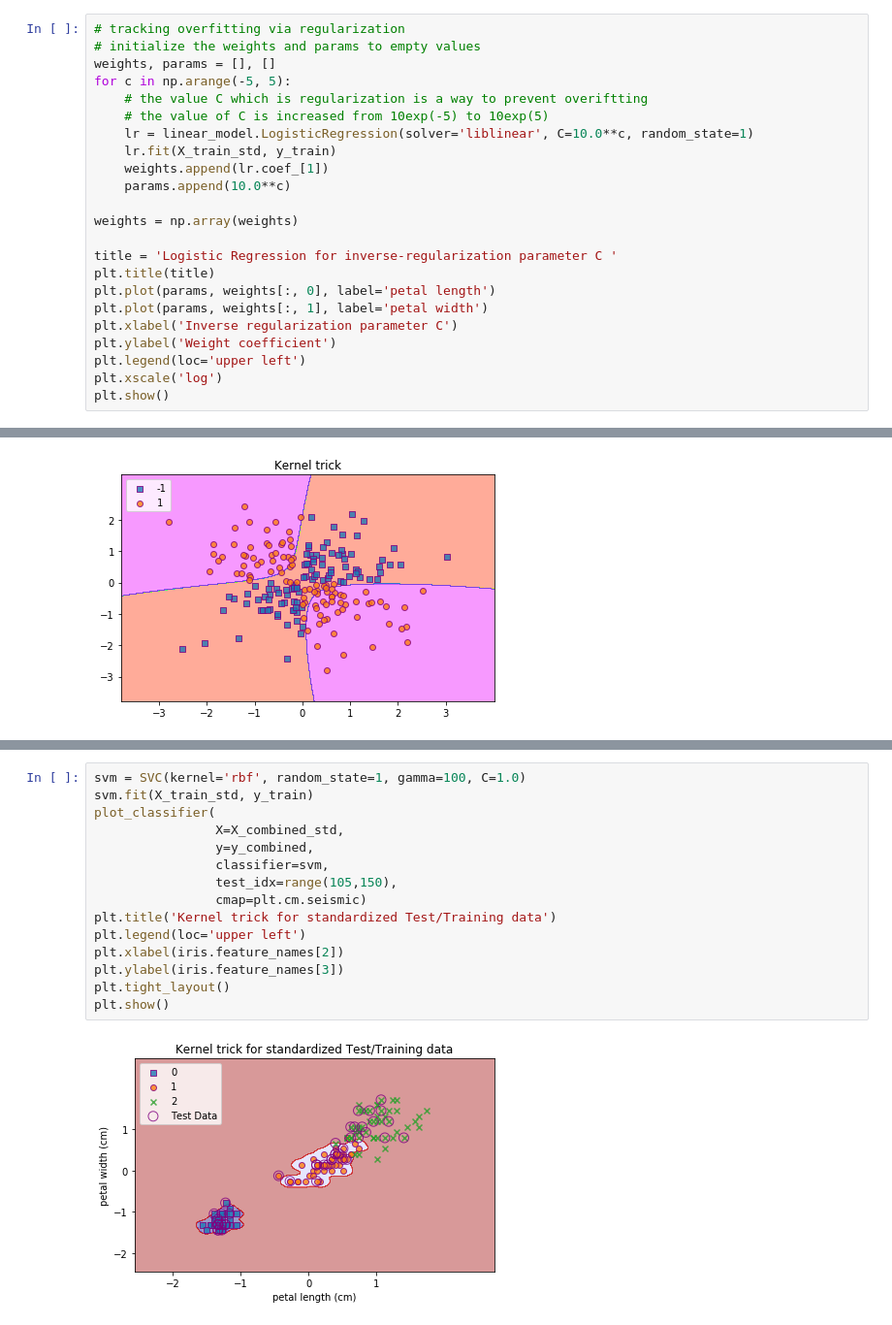
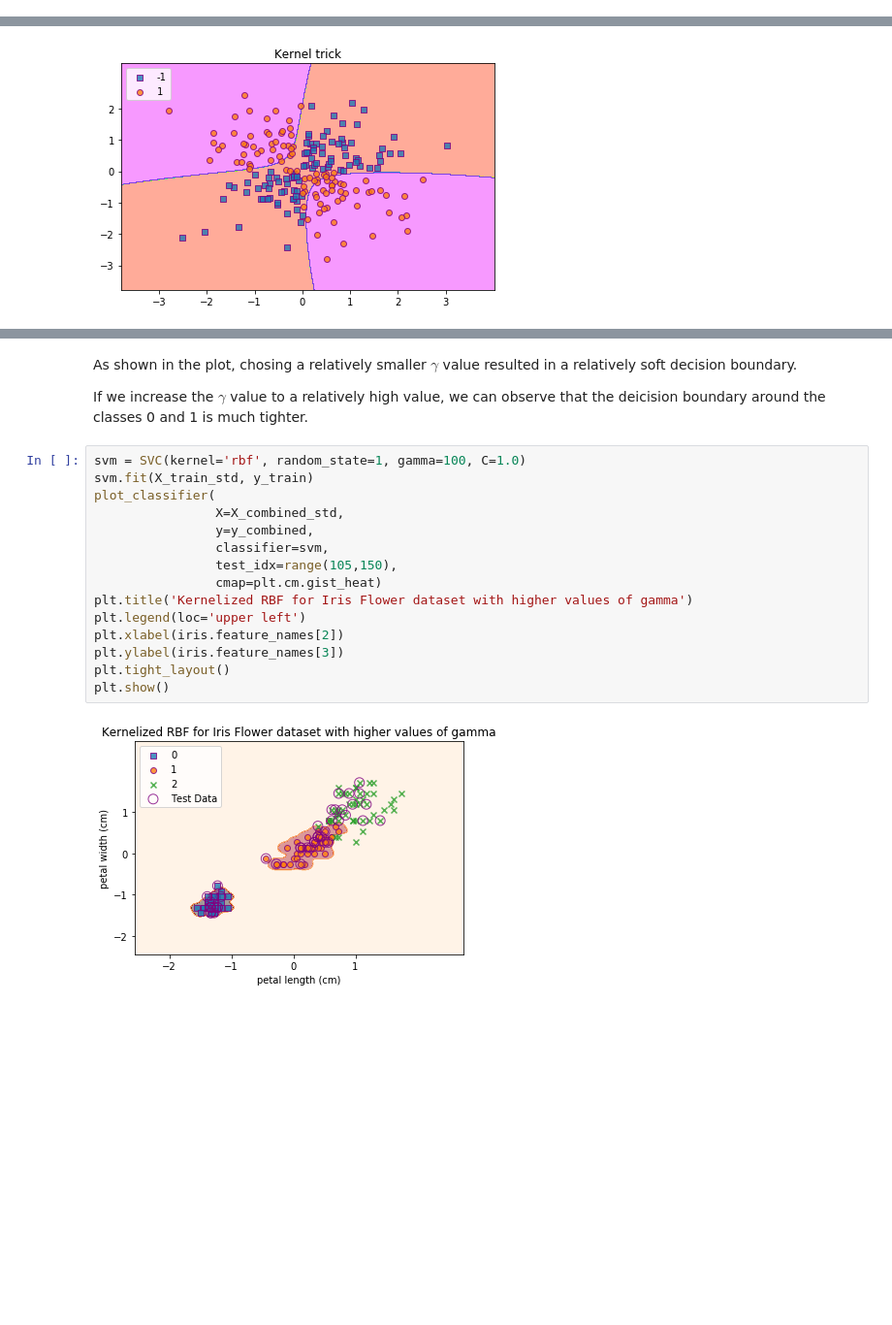
Before and after one commit to fpdevil/rise_of_machines, a Jupyter notebook: rise_of_machines/support_vector_machines.ipynb, the cells around one changed output, grey strips where cells are left out. Shown at 97% size. Drawn from its saved outputs; the diff is of its cells as text; blank space fills up the shorter version.

Commit message:
Updated the svm with iris dataset

```diff
--- a/rise_of_machines/support_vector_machines.ipynb
+++ b/rise_of_machines/support_vector_machines.ipynb
@@ -678,23 +693,0 @@ scikit's documentation for LogisticRegression class is available [here](https://
-# %%
-# tracking overfitting via regularization
-# initialize the weights and params to empty values
-weights, params = [], []
-for c in np.arange(-5, 5):
-    # the value C which is regularization is a way to prevent overiftting
-    # the value of C is increased from 10exp(-5) to 10exp(5)
-    lr = linear_model.LogisticRegression(solver='liblinear', C=10.0**c, random_state=1)
-    lr.fit(X_train_std, y_train)
-    weights.append(lr.coef_[1])
-    params.append(10.0**c)
-
-weights = np.array(weights)
-
-title = 'Logistic Regression for inverse-regularization parameter C '
-plt.title(title)
-plt.plot(params, weights[:, 0], label='petal length')
-plt.plot(params, weights[:, 1], label='petal width')
-plt.xlabel('Inverse regularization parameter C')
-plt.ylabel('Weight coefficient')
-plt.legend(loc='upper left')
-plt.xscale('log')
-plt.show()
@@ -910,17 +941,21 @@ plt.show()
+# %% [markdown]
+As shown in the plot, chosing a relatively smaller $\gamma$ value resulted in a relatively soft decision boundary.
+
+If we increase the $\gamma$ value to a relatively high value, we can observe that the deicision boundary around the classes 0 and 1 is much tighter.
 # %%
 svm = SVC(kernel='rbf', random_state=1, gamma=100, C=1.0)
 svm.fit(X_train_std, y_train)
 plot_classifier(
                 X=X_combined_std,
                 y=y_combined,
                 classifier=svm,
                 test_idx=range(105,150),
-                cmap=plt.cm.seismic)
-plt.title('Kernel trick for standardized Test/Training data')
+                cmap=plt.cm.gist_heat)
+plt.title('Kernelized RBF for Iris Flower dataset with higher values of gamma')
 plt.legend(loc='upper left')
 plt.xlabel(iris.feature_names[2])
 plt.ylabel(iris.feature_names[3])
 plt.tight_layout()
 plt.show()
 # %% [output]
-[figure, old version]
+[figure, new version]
```
Also changed, not shown: parts of 15 cells of this notebook.
